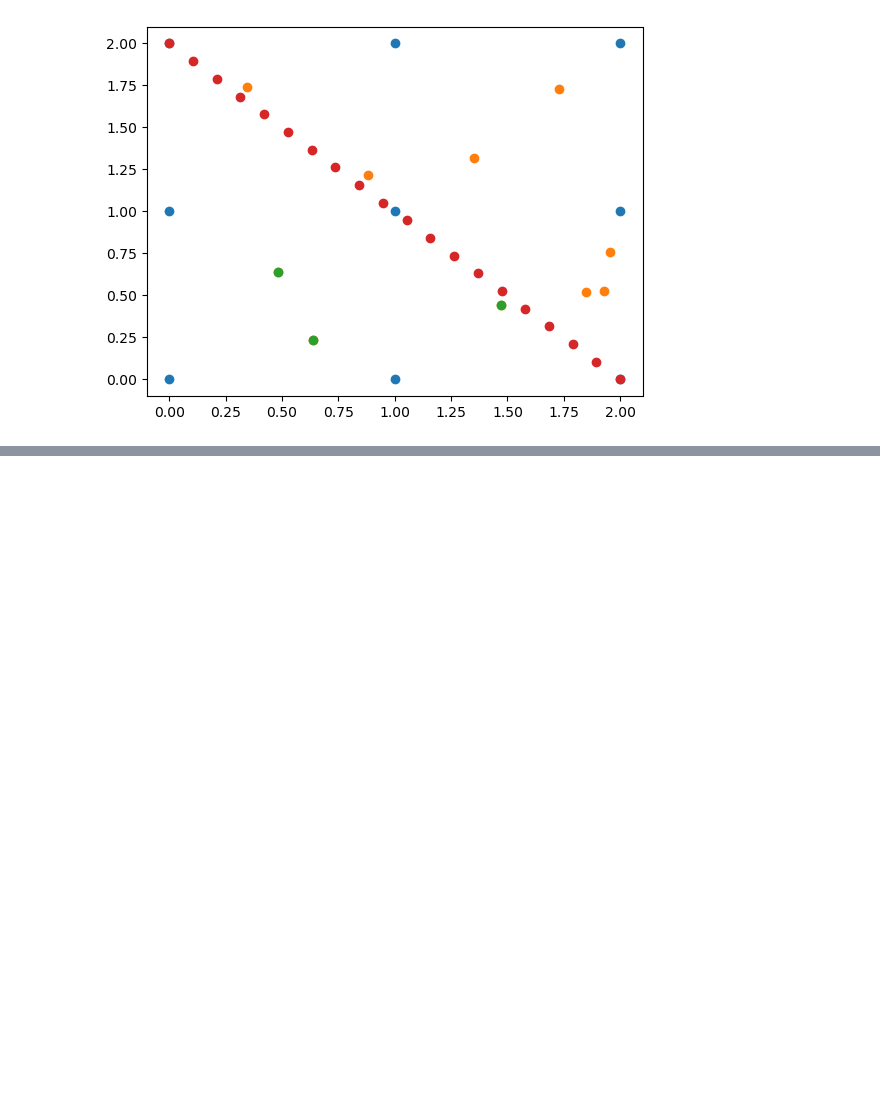
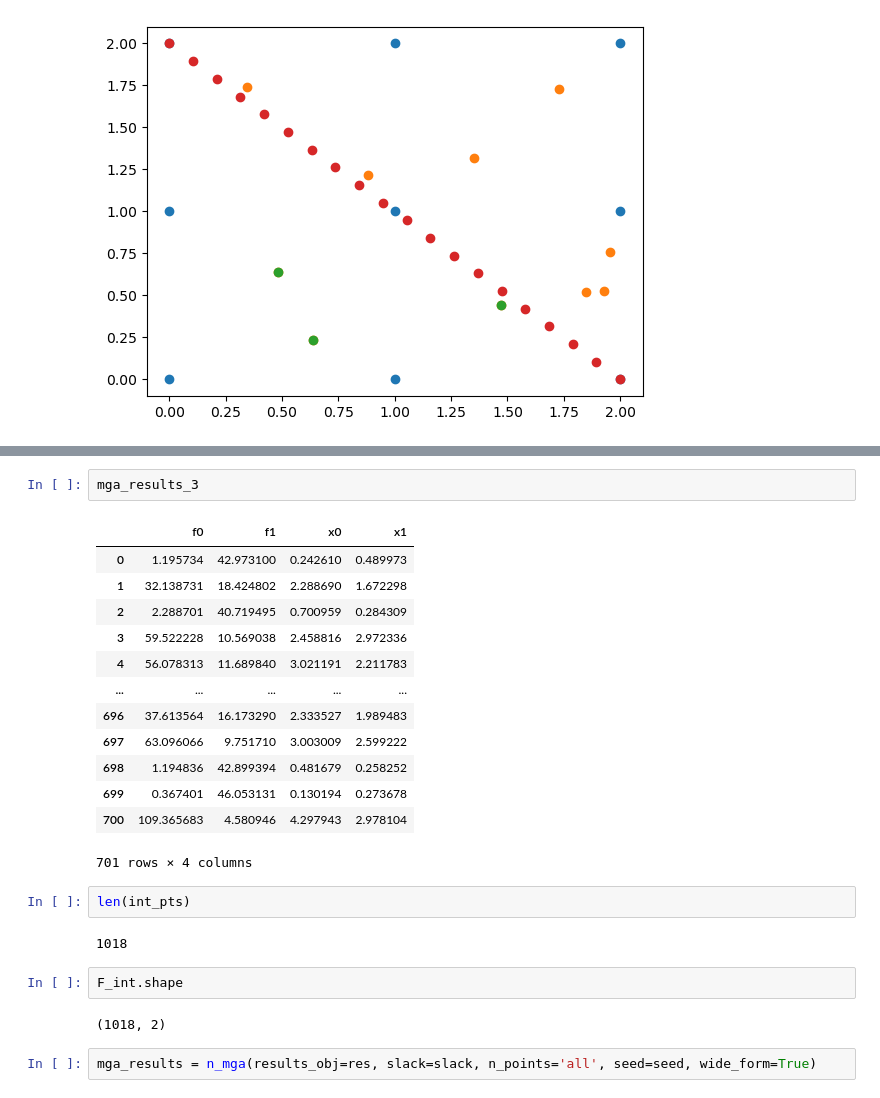
Before and after one commit to arfc/osier, a Jupyter notebook: docs/source/examples/mga_tutorial.ipynb, the cells around one changed output, grey strips where cells are left out. Cells and saved outputs as stored; diff of their text form; blank space fills up the shorter version.

```diff
--- a/docs/source/examples/mga_tutorial.ipynb
+++ b/docs/source/examples/mga_tutorial.ipynb
@@ -247,0 +348,26 @@ plt.show()
+# %%
+mga_results_3
+# %% [output]
+|  | f0 | f1 | x0 | x1 |
+| 0 | 1.195734 | 42.973100 | 0.242610 | 0.489973 |
+| 1 | 32.138731 | 18.424802 | 2.288690 | 1.672298 |
+| 2 | 2.288701 | 40.719495 | 0.700959 | 0.284309 |
+| 3 | 59.522228 | 10.569038 | 2.458816 | 2.972336 |
+| 4 | 56.078313 | 11.689840 | 3.021191 | 2.211783 |
+| ... | ... | ... | ... | ... |
+| 696 | 37.613564 | 16.173290 | 2.333527 | 1.989483 |
+| 697 | 63.096066 | 9.751710 | 3.003009 | 2.599222 |
+| 698 | 1.194836 | 42.899394 | 0.481679 | 0.258252 |
+| 699 | 0.367401 | 46.053131 | 0.130194 | 0.273678 |
+| 700 | 109.365683 | 4.580946 | 4.297943 | 2.978104 |
+701 rows × 4 columns
+# %%
+len(int_pts)
+# %% [output]
+1018
+# %%
+F_int.shape
+# %% [output]
+(1018, 2)
+# %%
+mga_results = n_mga(results_obj=res, slack=slack, n_points='all', seed=seed, wide_form=True)
```
Also changed, not shown: parts of 18 cells of this notebook, 2 other files.
